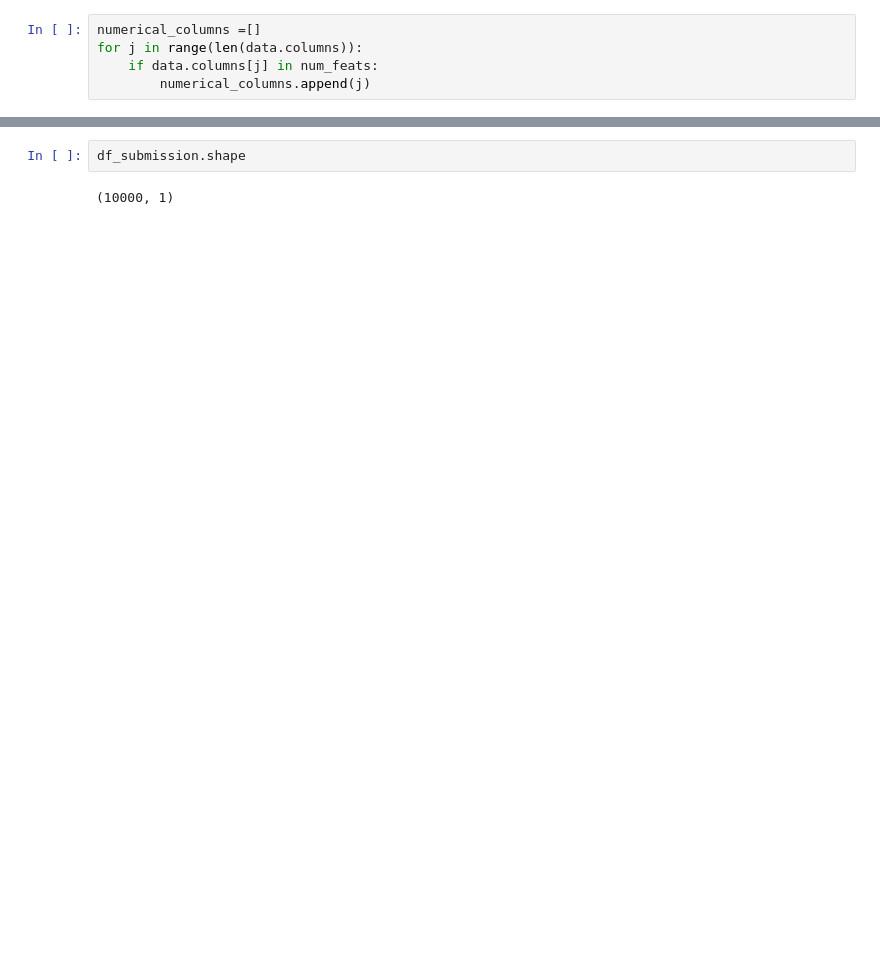
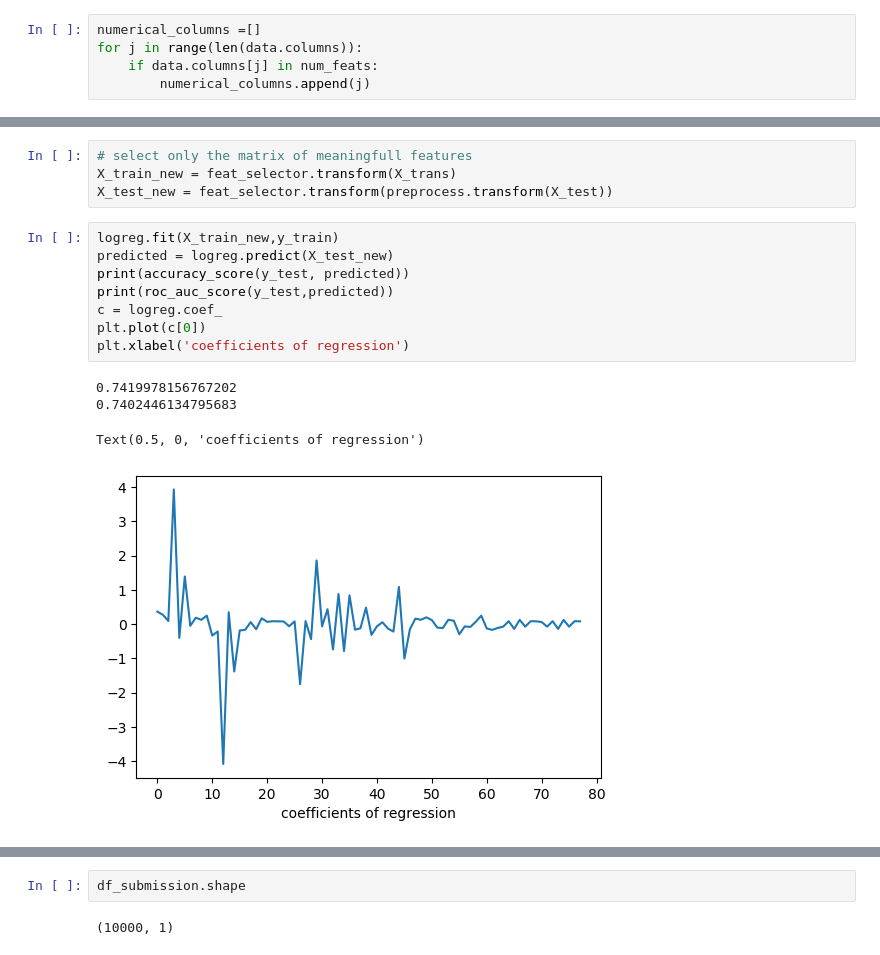
Before and after one commit to tankonst/game_winner_binary_classifier, a Jupyter notebook: Log_reg_tk.ipynb, the cells around one changed output, grey strips where cells are left out. Cells and saved outputs as stored; diff of their text form; blank space fills up the shorter version.

```diff
--- a/Log_reg_tk.ipynb
+++ b/Log_reg_tk.ipynb
@@ -77,0 +82,17 @@ pipe = make_pipeline(preprocess, logreg)
+# %%
+# select only the matrix of meaningfull features
+X_train_new = feat_selector.transform(X_trans)
+X_test_new = feat_selector.transform(preprocess.transform(X_test))
+# %%
+logreg.fit(X_train_new,y_train)
+predicted = logreg.predict(X_test_new)
+print(accuracy_score(y_test, predicted))
+print(roc_auc_score(y_test,predicted))
+c = logreg.coef_
+plt.plot(c[0])
+plt.xlabel('coefficients of regression')
+# %% [output]
+0.7419978156767202
+0.7402446134795683
+Text(0.5, 0, 'coefficients of regression')
+[figure, added]
```
Also changed, not shown: parts of 44 cells of this notebook.
